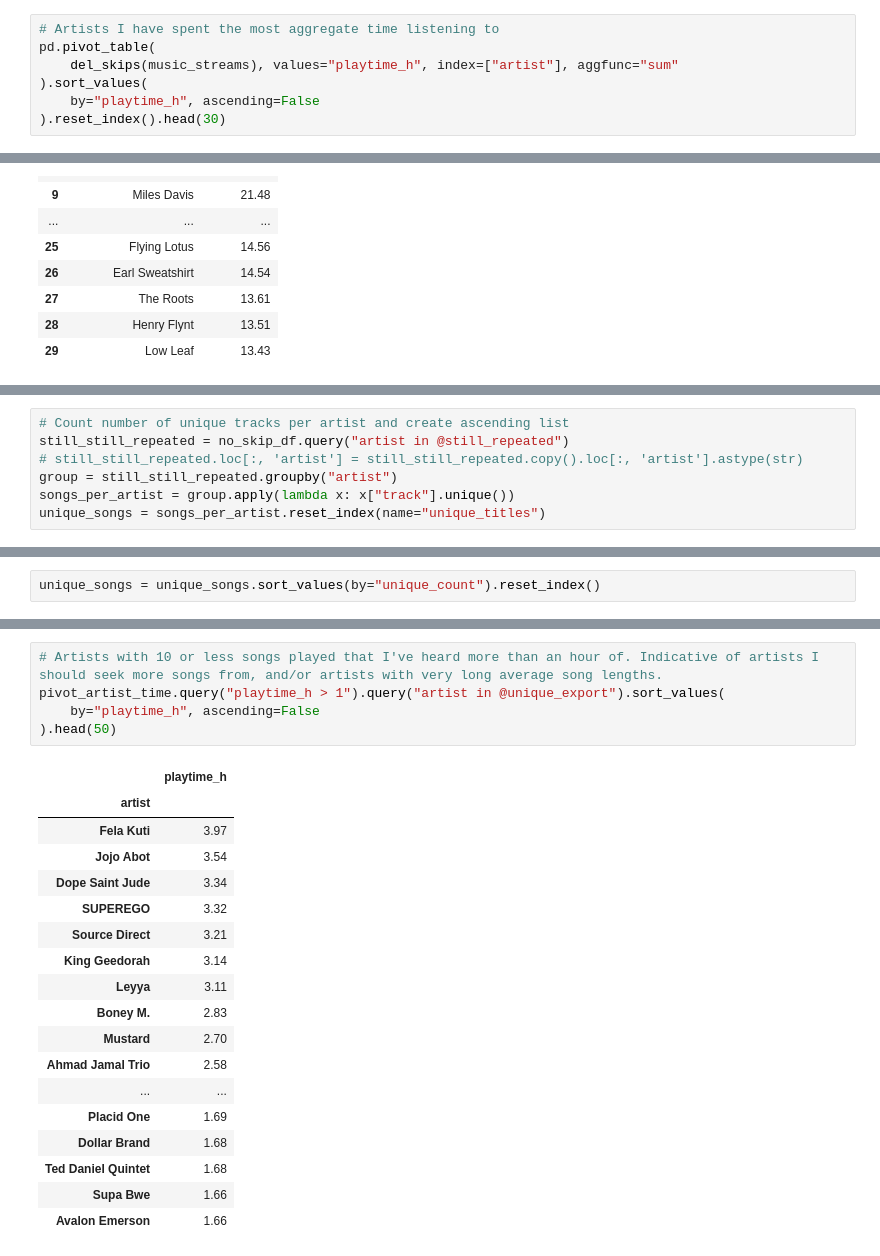
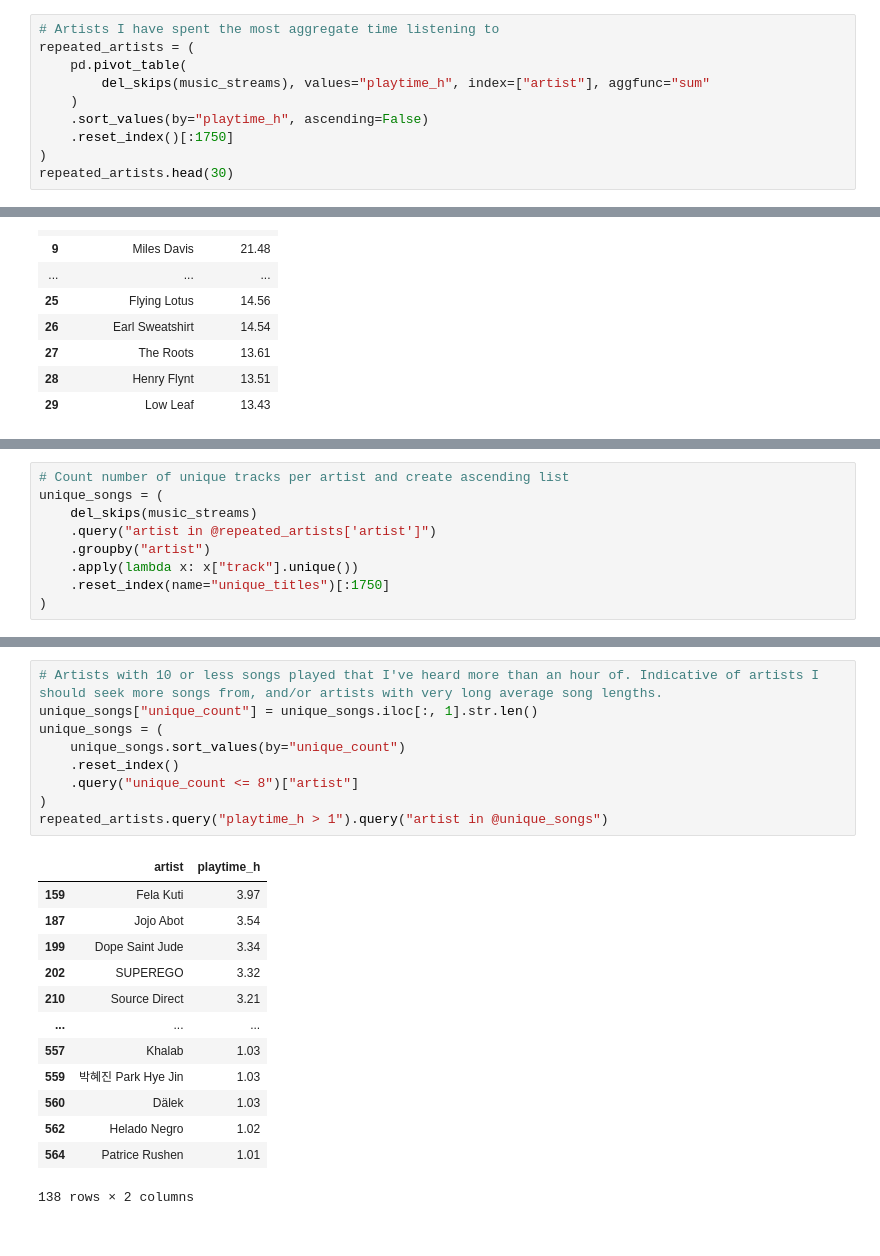
Before and after one commit to mmmuir/CL_DA2, a Jupyter notebook: ios_analysis.ipynb, the cells around one changed output, grey strips where cells are left out. Cells and saved outputs as stored; diff of their text form.

```diff
--- a/ios_analysis.ipynb
+++ b/ios_analysis.ipynb
@@ -278,11 +291,14 @@ most_played(music_streams, artists=True)
 7583 rows × 2 columns
 # %%
 # Artists I have spent the most aggregate time listening to
-pd.pivot_table(
-    del_skips(music_streams), values="playtime_h", index=["artist"], aggfunc="sum"
-).sort_values(
-    by="playtime_h", ascending=False
-).reset_index().head(30)
+repeated_artists = (
+    pd.pivot_table(
+        del_skips(music_streams), values="playtime_h", index=["artist"], aggfunc="sum"
+    )
+    .sort_values(by="playtime_h", ascending=False)
+    .reset_index()[:1750]
+)
+repeated_artists.head(30)
 # %% [output]
 |  | artist | playtime_h |
 | 0 | Tim Hecker | 38.10 |
@@ -310,7 +322,9 @@ still_repeated = repeated_artists["artist"]
 # %%
 # Count number of unique tracks per artist and create ascending list
-still_still_repeated = no_skip_df.query("artist in @still_repeated")
-# still_still_repeated.loc[:, 'artist'] = still_still_repeated.copy().loc[:, 'artist'].astype(str)
-group = still_still_repeated.groupby("artist")
-songs_per_artist = group.apply(lambda x: x["track"].unique())
-unique_songs = songs_per_artist.reset_index(name="unique_titles")
+unique_songs = (
+    del_skips(music_streams)
+    .query("artist in @repeated_artists['artist']")
+    .groupby("artist")
+    .apply(lambda x: x["track"].unique())
+    .reset_index(name="unique_titles")[:1750]
+)
@@ -319,2 +330,0 @@ unique_songs["unique_count"] = unique_songs.iloc[:, 1].str.len()
-# %%
-unique_songs = unique_songs.sort_values(by="unique_count").reset_index()
@@ -339,24 +331,23 @@ Name: playtime_h, Length: 4193, dtype: float64
 # %%
 # Artists with 10 or less songs played that I've heard more than an hour of. Indicative of artists I should seek more songs from, and/or artists with very long average song lengths.
-pivot_artist_time.query("playtime_h > 1").query("artist in @unique_export").sort_values(
-    by="playtime_h", ascending=False
-).head(50)
+unique_songs["unique_count"] = unique_songs.iloc[:, 1].str.len()
+unique_songs = (
+    unique_songs.sort_values(by="unique_count")
+    .reset_index()
+    .query("unique_count <= 8")["artist"]
+)
+repeated_artists.query("playtime_h > 1").query("artist in @unique_songs")
 # %% [output]
-|  | playtime_h |
-| artist |  |
-| Fela Kuti | 3.97 |
-| Jojo Abot | 3.54 |
-| Dope Saint Jude | 3.34 |
-| SUPEREGO | 3.32 |
-| Source Direct | 3.21 |
-| King Geedorah | 3.14 |
-| Leyya | 3.11 |
-| Boney M. | 2.83 |
-| Mustard | 2.70 |
-| Ahmad Jamal Trio | 2.58 |
-| ... | ... |
-| Placid One | 1.69 |
-| Dollar Brand | 1.68 |
-| Ted Daniel Quintet | 1.68 |
-| Supa Bwe | 1.66 |
-| Avalon Emerson | 1.66 |
+|  | artist | playtime_h |
+| 159 | Fela Kuti | 3.97 |
+| 187 | Jojo Abot | 3.54 |
+| 199 | Dope Saint Jude | 3.34 |
+| 202 | SUPEREGO | 3.32 |
+| 210 | Source Direct | 3.21 |
+| ... | ... | ... |
+| 557 | Khalab | 1.03 |
+| 559 | 박혜진 Park Hye Jin | 1.03 |
+| 560 | Dälek | 1.03 |
+| 562 | Helado Negro | 1.02 |
+| 564 | Patrice Rushen | 1.01 |
+138 rows × 2 columns
```
Also changed, not shown: parts of 23 cells of this notebook, 1 other file.
